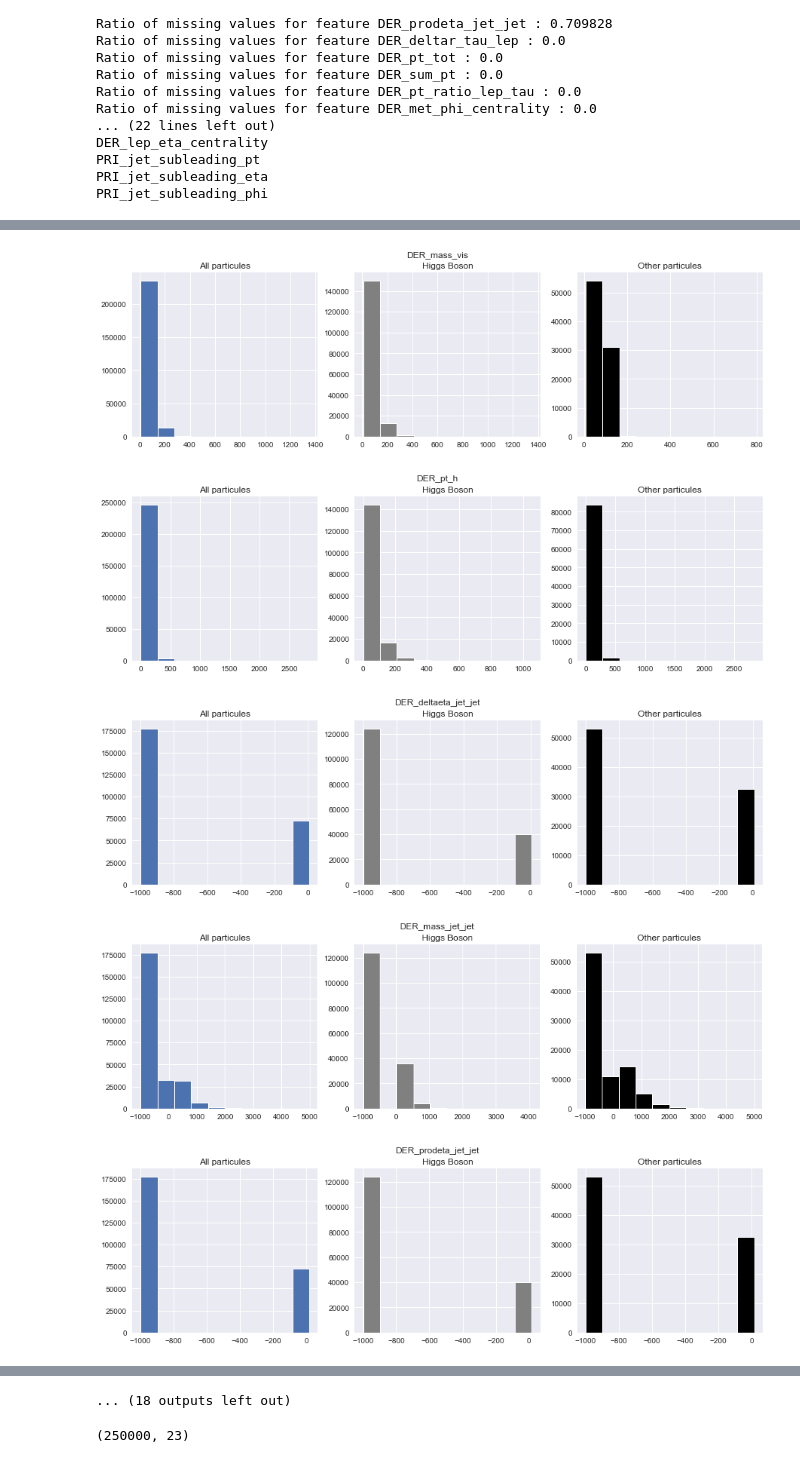
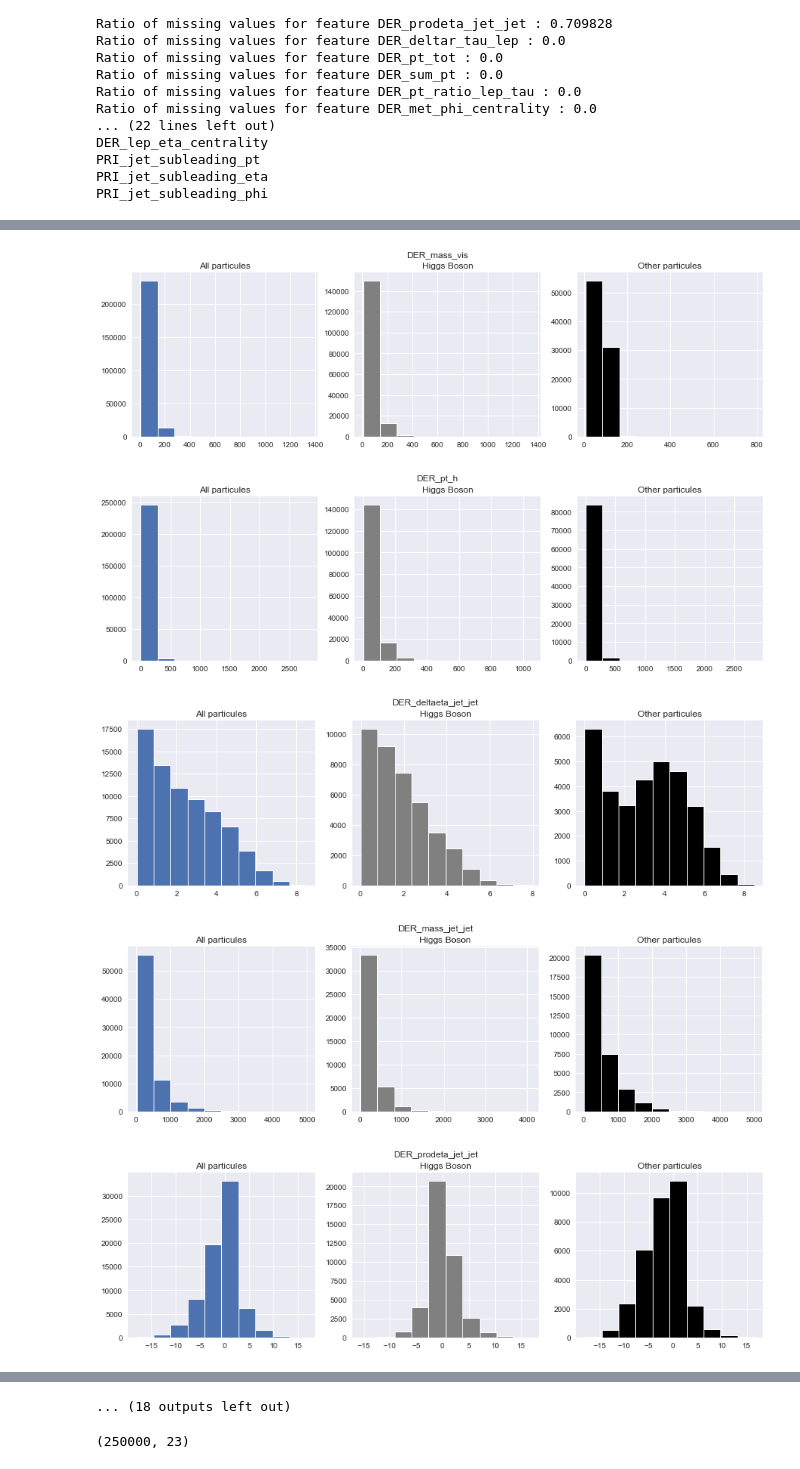
Before and after one commit to Jaakik/ml-project-1, a Jupyter notebook: DataExploration.ipynb, the cells around one changed output, grey strips where cells are left out. Saved outputs shown, nothing was run; the diff lists cells and outputs as text; code cells hidden in the pictures.

```diff
--- a/DataExploration.ipynb
+++ b/DataExploration.ipynb
@@ -58,5 +58,5 @@ def feature_plot(feature, title,y, keep_missing_values=True):
     plt.show()
 
 for feature in range(X.shape[1]):
-    feature_plot(feature,features[feature],y)
+    feature_plot(feature,features[feature],y,False)
 # %% [output]
@@ -64,9 +64,9 @@ for feature in range(X.shape[1]):
 [figure]
 [figure]
 [figure]
-[figure, old version]
+[figure, new version]
-[figure, old version]
+[figure, new version]
-[figure, old version]
+[figure, new version]
 [figure]
 [figure]
 [figure]
```
Also changed, not shown: parts of 4 cells of this notebook.
